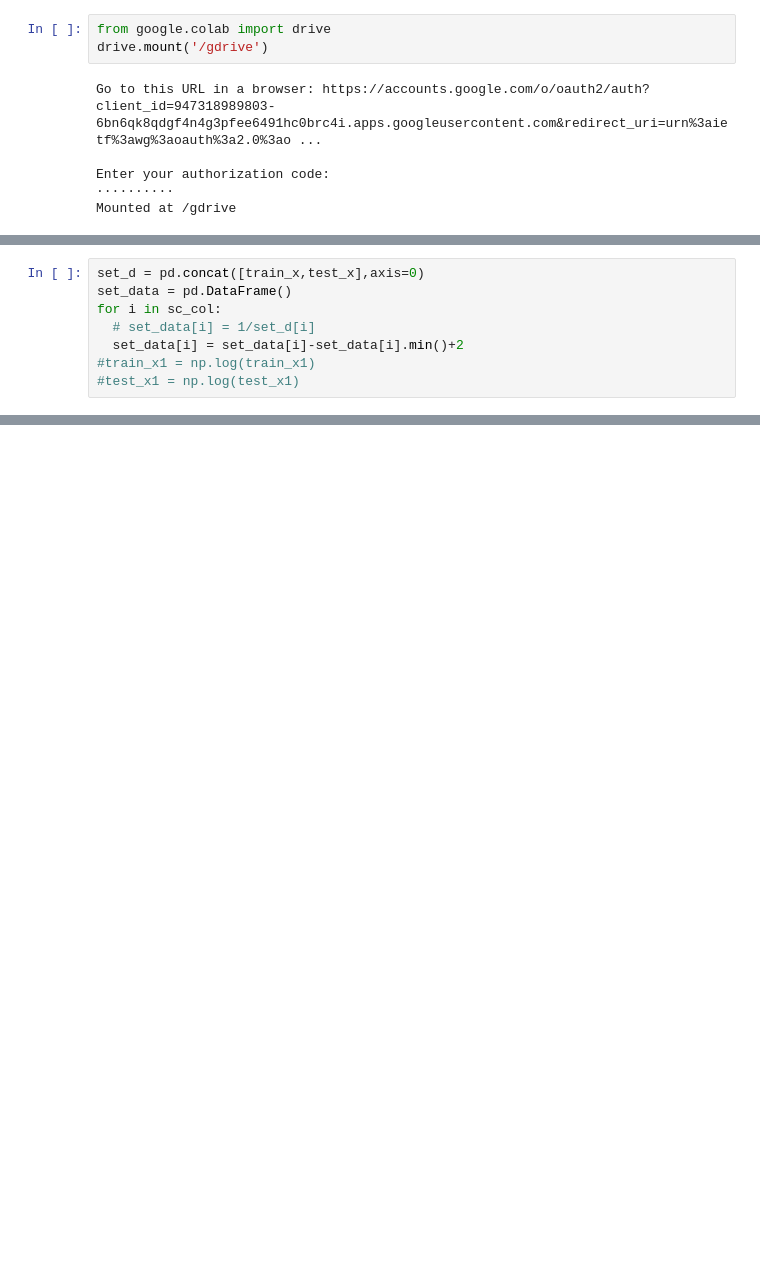
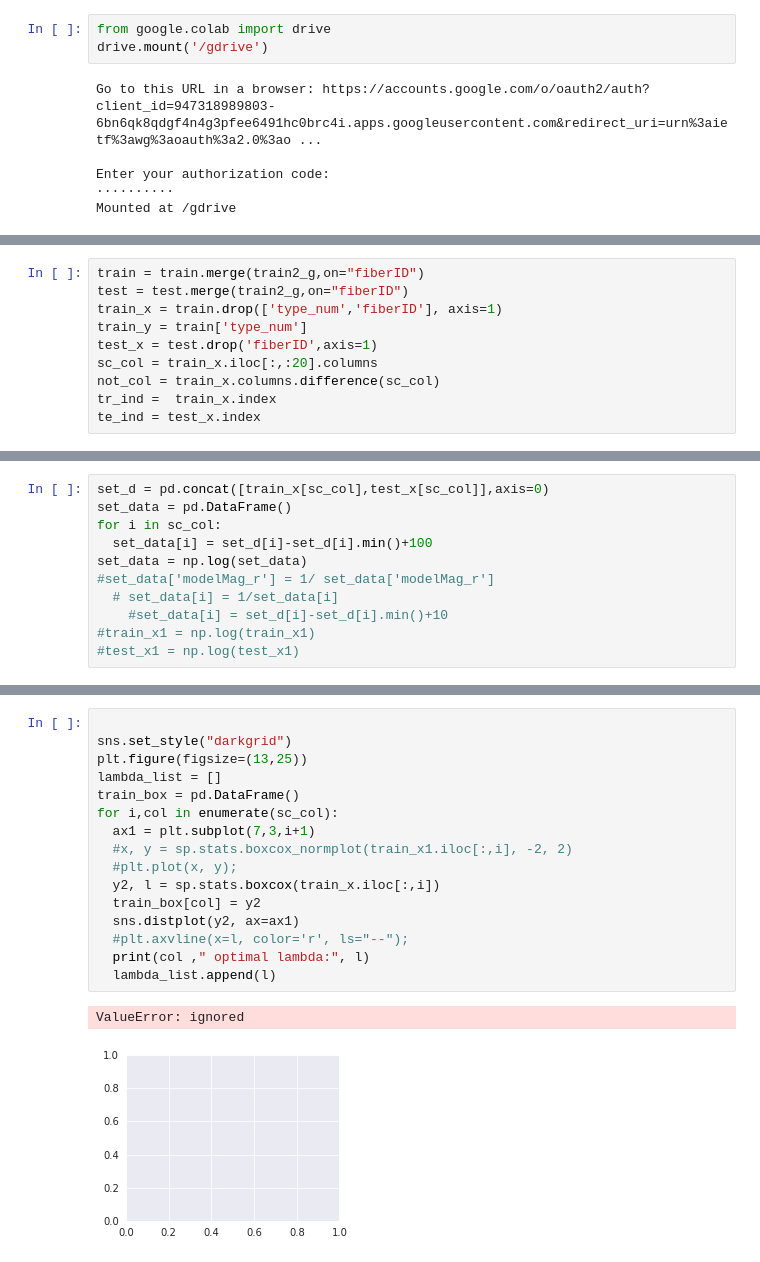
Before and after one commit to GyuYoungCho/machine_learning_Data_analysis, a Jupyter notebook: Dacon/Celestial_body4.ipynb, the cells around one changed output, grey strips where cells are left out. Saved outputs shown, nothing was run; the diff lists cells and outputs as text; blank space fills up the shorter version.

```diff
--- a/Dacon/Celestial_body4.ipynb
+++ b/Dacon/Celestial_body4.ipynb
@@ -187,8 +32,0 @@ modelMag_z  optimal lambda: 0.26949817645364016
-# %%
-set_d = pd.concat([train_x,test_x],axis=0)
-set_data = pd.DataFrame()
-for i in sc_col:
-  # set_data[i] = 1/set_d[i]
-  set_data[i] = set_data[i]-set_data[i].min()+2
-#train_x1 = np.log(train_x1)
-#test_x1 = np.log(test_x1)
@@ -255,0 +94,10 @@ submission.to_csv('/gdrive/My Drive/Data/submission1.csv', index=True)
+# %%
+train = train.merge(train2_g,on="fiberID")
+test = test.merge(train2_g,on="fiberID")
+train_x = train.drop(['type_num','fiberID'], axis=1)
+train_y = train['type_num']
+test_x = test.drop('fiberID',axis=1)
+sc_col = train_x.iloc[:,:20].columns
+not_col = train_x.columns.difference(sc_col)
+tr_ind =  train_x.index
+te_ind = test_x.index
@@ -255,0 +116,11 @@ submission.to_csv('/gdrive/My Drive/Data/submission1.csv', index=True)
+# %%
+set_d = pd.concat([train_x[sc_col],test_x[sc_col]],axis=0)
+set_data = pd.DataFrame()
+for i in sc_col:
+  set_data[i] = set_d[i]-set_d[i].min()+100
+set_data = np.log(set_data)
+#set_data['modelMag_r'] = 1/ set_data['modelMag_r']
+  # set_data[i] = 1/set_data[i]
+    #set_data[i] = set_d[i]-set_d[i].min()+10
+#train_x1 = np.log(train_x1)
+#test_x1 = np.log(test_x1)
@@ -255,0 +151,19 @@ submission.to_csv('/gdrive/My Drive/Data/submission1.csv', index=True)
+# %%
+
+sns.set_style("darkgrid")
+plt.figure(figsize=(13,25))
+lambda_list = []
+train_box = pd.DataFrame()
+for i,col in enumerate(sc_col):
+  ax1 = plt.subplot(7,3,i+1)
+  #x, y = sp.stats.boxcox_normplot(train_x1.iloc[:,i], -2, 2)
+  #plt.plot(x, y);
+  y2, l = sp.stats.boxcox(train_x.iloc[:,i])
+  train_box[col] = y2
+  sns.distplot(y2, ax=ax1)
+  #plt.axvline(x=l, color='r', ls="--");
+  print(col ," optimal lambda:", l)
+  lambda_list.append(l)
+# %% [output]
+ValueError: ignored
+[figure, added]
```
Also changed, not shown: parts of 39 cells of this notebook.
